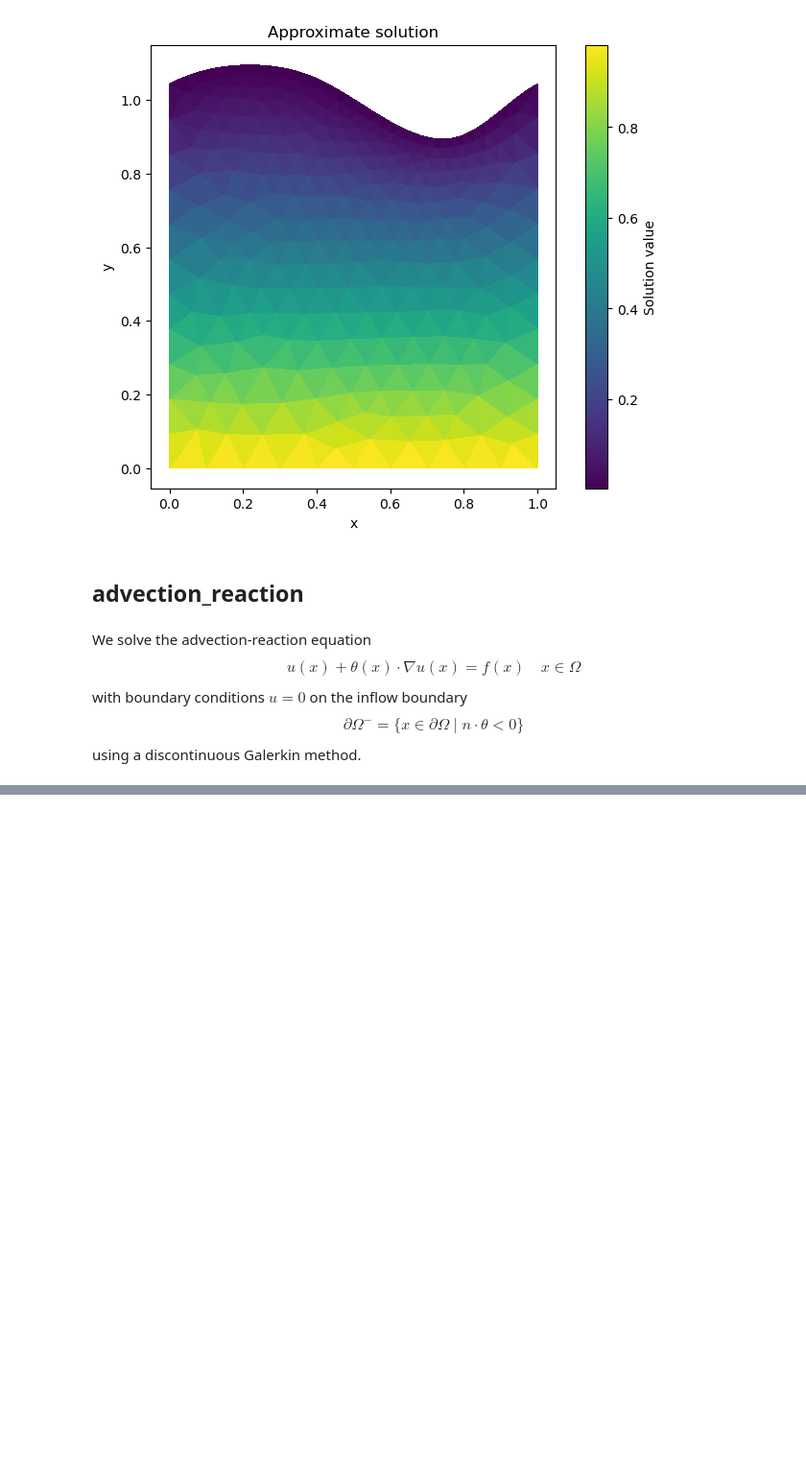
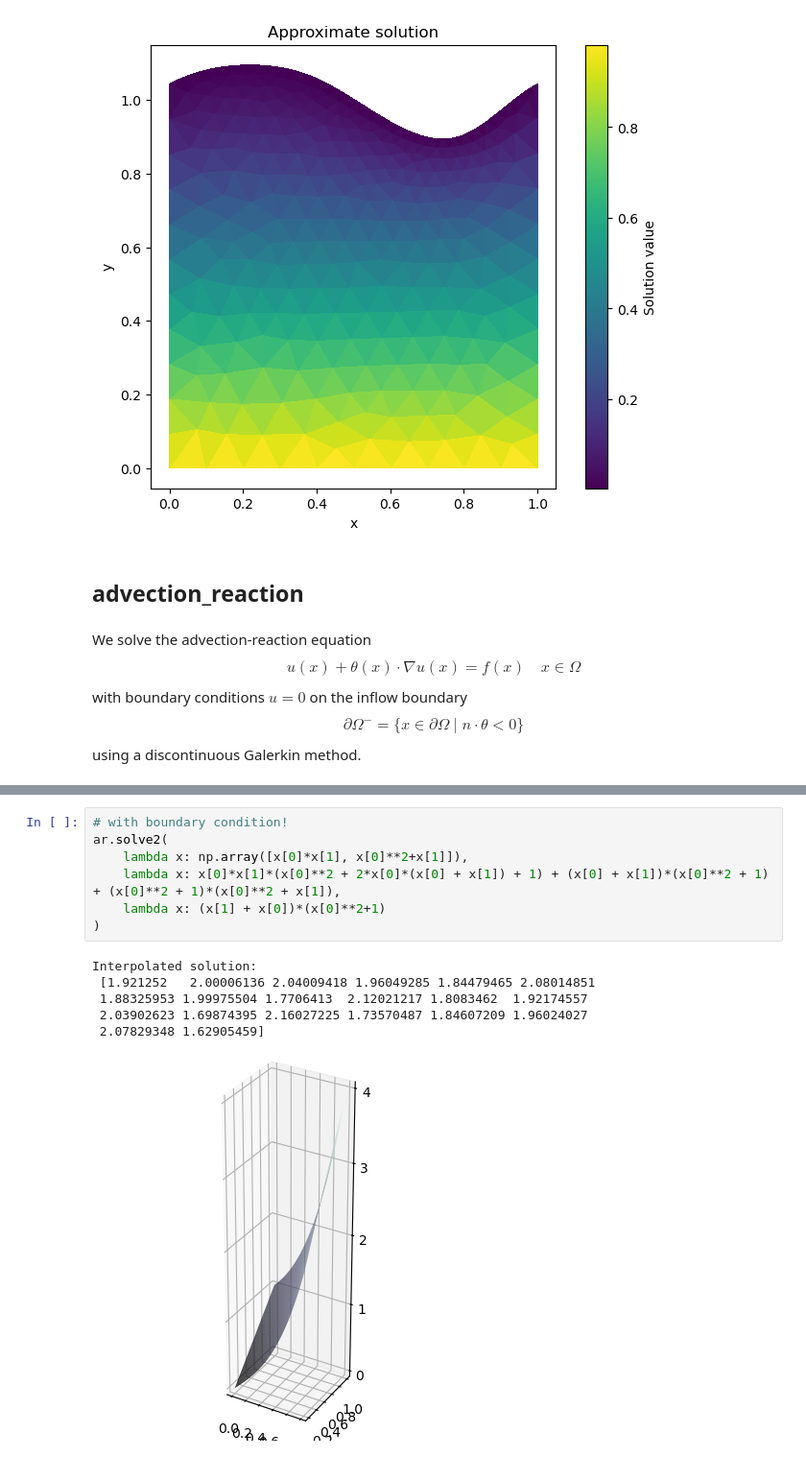
Before and after one commit to JD26/just_for_fun, a Jupyter notebook: Notes.ipynb, the cells around one changed output, grey strips where cells are left out. Shown at 96% size. Cells and saved outputs as stored; diff of their text form; blank space fills up the shorter version.

```diff
--- a/Notes.ipynb
+++ b/Notes.ipynb
@@ -162,0 +203,14 @@ Interpolated solution:
+# %%
+# with boundary condition!
+ar.solve2(
+	lambda x: np.array([x[0]*x[1], x[0]**2+x[1]]),
+	lambda x: x[0]*x[1]*(x[0]**2 + 2*x[0]*(x[0] + x[1]) + 1) + (x[0] + x[1])*(x[0]**2 + 1) + (x[0]**2 + 1)*(x[0]**2 + x[1]),
+	lambda x: (x[1] + x[0])*(x[0]**2+1)
+)
+# %% [output]
+Interpolated solution:
+ [1.921252   2.00006136 2.04009418 1.96049285 1.84479465 2.08014851
+ 1.88325953 1.99975504 1.7706413  2.12021217 1.8083462  1.92174557
+ 2.03902623 1.69874395 2.16027225 1.73570487 1.84607209 1.96024027
+ 2.07829348 1.62905459]
+[figure, added]
```
Also changed, not shown: parts of 8 cells of this notebook, 1 other file.
